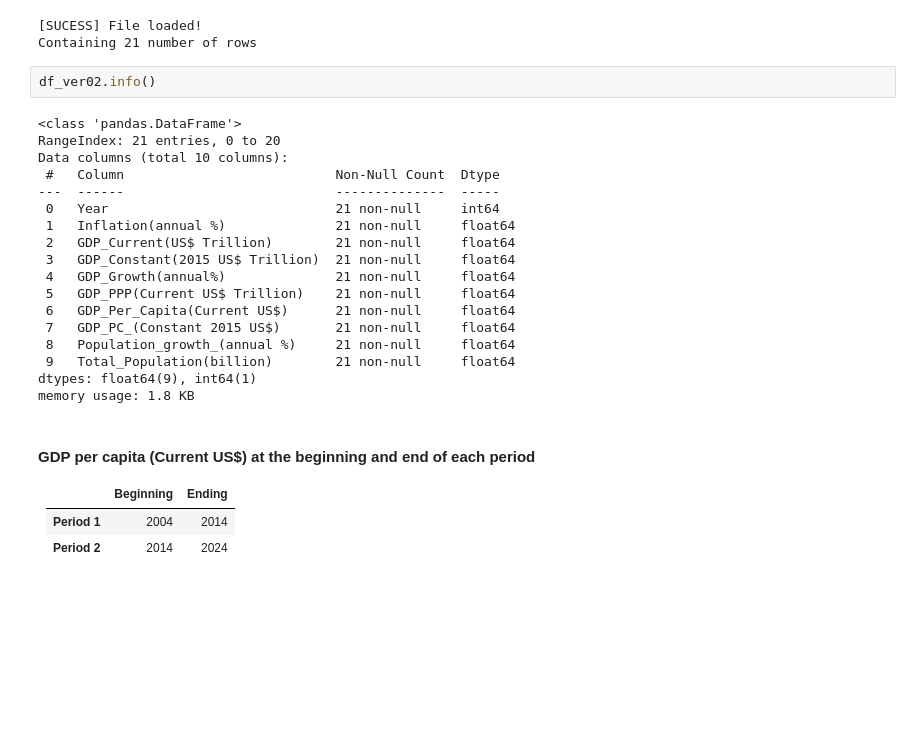
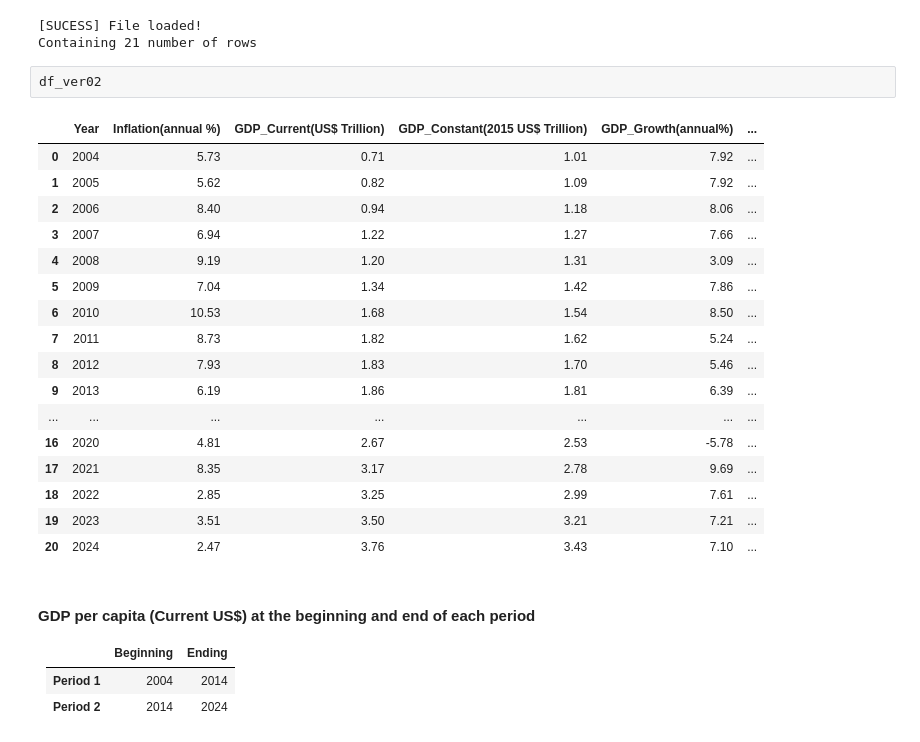
Before and after one commit to sohail-ansari0023/Indias_economic_changes, a Jupyter notebook: Dimension_1/Analysis.ipynb, the cells around one changed output. Cells and saved outputs as stored; diff of their text form; blank space fills up the shorter version.

```diff
--- a/Dimension_1/Analysis.ipynb
+++ b/Dimension_1/Analysis.ipynb
@@ -515,25 +526,25 @@ except Exception as e:
 [SUCESS] File loaded!
 Containing 21 number of rows
 # %%
-df_ver02.info()
+df_ver02
 # %% [output]
-<class 'pandas.DataFrame'>
-RangeIndex: 21 entries, 0 to 20
-Data columns (total 10 columns):
- #   Column                           Non-Null Count  Dtype
----  ------                           --------------  -----
- 0   Year                             21 non-null     int64
- 1   Inflation(annual %)              21 non-null     float64
- 2   GDP_Current(US$ Trillion)        21 non-null     float64
- 3   GDP_Constant(2015 US$ Trillion)  21 non-null     float64
- 4   GDP_Growth(annual%)              21 non-null     float64
- 5   GDP_PPP(Current US$ Trillion)    21 non-null     float64
- 6   GDP_Per_Capita(Current US$)      21 non-null     float64
- 7   GDP_PC_(Constant 2015 US$)       21 non-null     float64
- 8   Population_growth_(annual %)     21 non-null     float64
- 9   Total_Population(billion)        21 non-null     float64
-dtypes: float64(9), int64(1)
-memory usage: 1.8 KB
+|  | Year | Inflation(annual %) | GDP_Current(US$ Trillion) | GDP_Constant(2015 US$ Trillion) | GDP_Growth(annual%) | ... |
+| 0 | 2004 | 5.73 | 0.71 | 1.01 | 7.92 | ... |
+| 1 | 2005 | 5.62 | 0.82 | 1.09 | 7.92 | ... |
+| 2 | 2006 | 8.40 | 0.94 | 1.18 | 8.06 | ... |
+| 3 | 2007 | 6.94 | 1.22 | 1.27 | 7.66 | ... |
+| 4 | 2008 | 9.19 | 1.20 | 1.31 | 3.09 | ... |
+| 5 | 2009 | 7.04 | 1.34 | 1.42 | 7.86 | ... |
+| 6 | 2010 | 10.53 | 1.68 | 1.54 | 8.50 | ... |
+| 7 | 2011 | 8.73 | 1.82 | 1.62 | 5.24 | ... |
+| 8 | 2012 | 7.93 | 1.83 | 1.70 | 5.46 | ... |
+| 9 | 2013 | 6.19 | 1.86 | 1.81 | 6.39 | ... |
+| ... | ... | ... | ... | ... | ... | ... |
+| 16 | 2020 | 4.81 | 2.67 | 2.53 | -5.78 | ... |
+| 17 | 2021 | 8.35 | 3.17 | 2.78 | 9.69 | ... |
+| 18 | 2022 | 2.85 | 3.25 | 2.99 | 7.61 | ... |
+| 19 | 2023 | 3.51 | 3.50 | 3.21 | 7.21 | ... |
+| 20 | 2024 | 2.47 | 3.76 | 3.43 | 7.10 | ... |
 # %% [markdown]
 #### **GDP per capita (Current US$) at the beginning and end of each period**
 | | **Beginning** | **Ending** |
```
Also changed, not shown: parts of 6 cells of this notebook.
